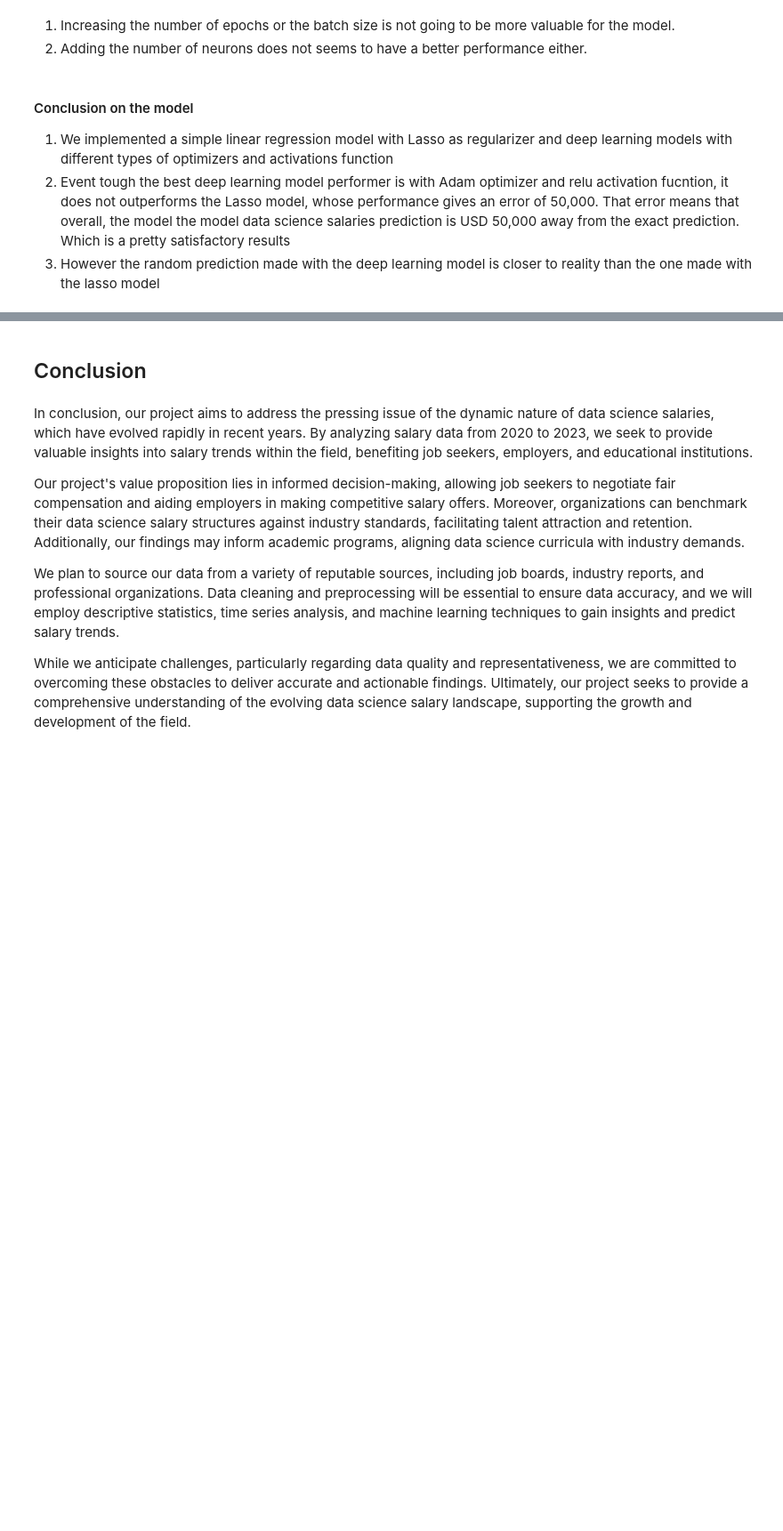
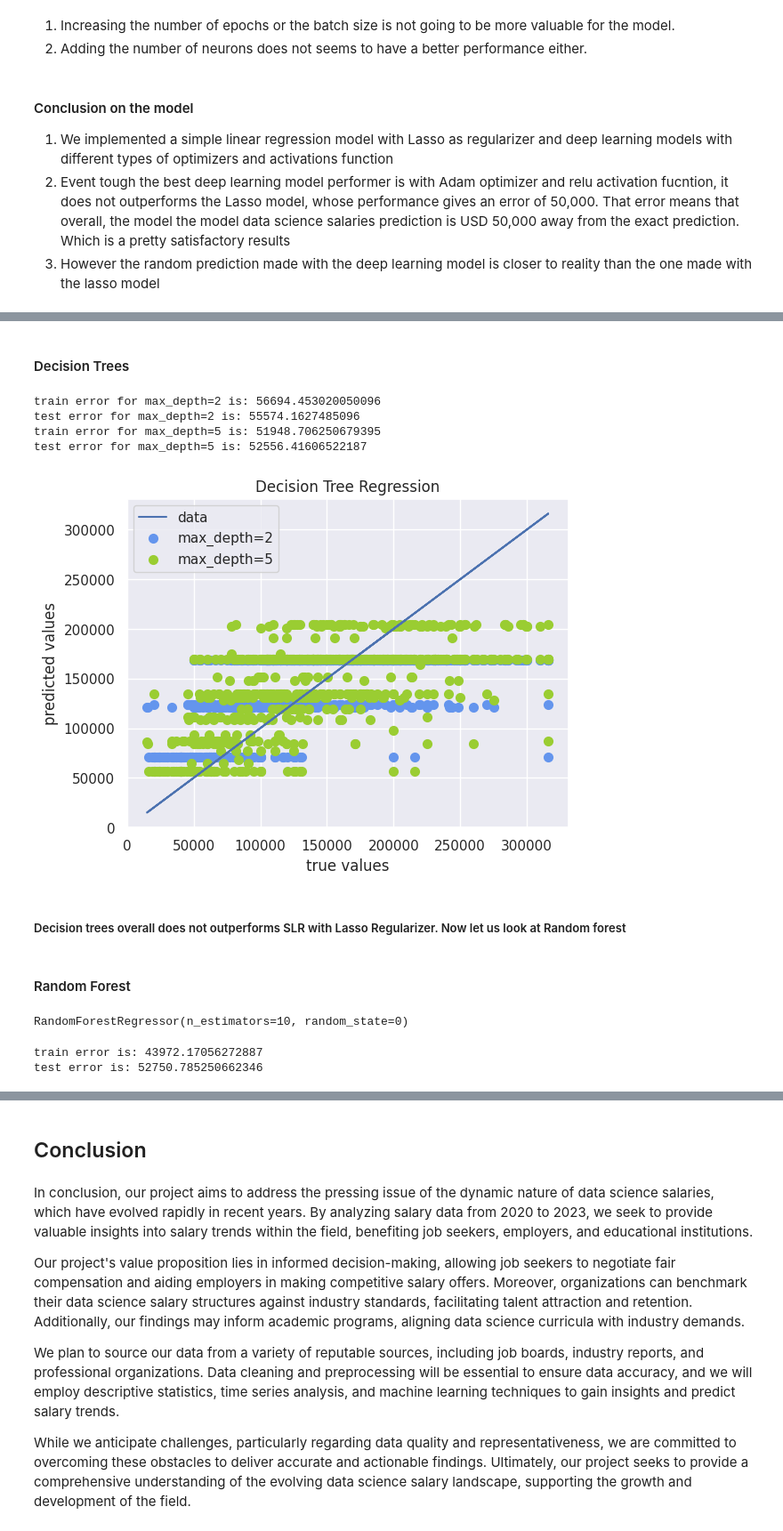
Before and after one commit to AngeloKItio/Data-Science-Salary-Trend-Project, a Jupyter notebook: Capstone_Finalproject_Part2.ipynb, the cells around one changed output, grey strips where cells are left out. Shown at 89% size. Drawn from its saved outputs; the diff is of its cells as text; code cells hidden in the pictures; blank space fills up the shorter version.

```diff
--- a/Capstone_Finalproject_Part2.ipynb
+++ b/Capstone_Finalproject_Part2.ipynb
@@ -877,0 +882,2 @@ test error is: 53738.041222427855
+# %% [markdown]
+#### Decision Trees
@@ -877,0 +894,55 @@ test error is: 53738.041222427855
+# %%
+X=data2.drop('Salary in USD',axis=1)
+y=data2['Salary in USD']
+from scipy.stats.mstats import winsorize
+y = winsorize(y, (0, 0.015))
+X_train, X_test,y_train,y_test=train_test_split(X,y,test_size=0.2,random_state = 465)
+# %%
+regr_1 = DecisionTreeRegressor(max_depth=2)
+regr_2 = DecisionTreeRegressor(max_depth=5)
+regr_1.fit(X_train, y_train)
+regr_2.fit(X_train, y_train)
+y_1 = regr_1.predict(X_test)
+y_2 = regr_2.predict(X_test)
+# %%
+trainpred1 = regr_1.predict(X_train)
+trainpred2 = regr_2.predict(X_train)
+print('train error for max_depth=2 is:',np.sqrt(mean_squared_error(y_train, trainpred1)))
+print('test error for max_depth=2 is:', np.sqrt(mean_squared_error(y_test,y_1)))
+print('train error for max_depth=5 is:',np.sqrt(mean_squared_error(y_train, trainpred2)))
+print('test error for max_depth=5 is:', np.sqrt(mean_squared_error(y_test,y_2)))
+# %% [output]
+train error for max_depth=2 is: 56694.453020050096
+test error for max_depth=2 is: 55574.1627485096
+train error for max_depth=5 is: 51948.706250679395
+test error for max_depth=5 is: 52556.41606522187
+# %%
+# Plot the results
+plt.figure()
+plt.plot(y_test, y_test, label="data")
+plt.scatter(y_test, y_1, color="cornflowerblue", label="max_depth=2", linewidth=2)
+plt.scatter(y_test, y_2, color="yellowgreen", label="max_depth=5", linewidth=2)
+plt.xlabel("true values")
+plt.ylabel("predicted values")
+plt.title("Decision Tree Regression")
+plt.legend()
+plt.show()
+# %% [output]
+[figure, added]
+# %% [markdown]
+##### Decision trees overall does not outperforms SLR with Lasso Regularizer. Now let us look at Random forest
+# %% [markdown]
+#### Random Forest
+# %%
+rfr = RandomForestRegressor(n_estimators = 10, random_state = 0)
+rfr.fit(X_train, y_train)
+# %% [output]
+RandomForestRegressor(n_estimators=10, random_state=0)
+# %%
+pred = rfr.predict(X_test)
+trainpreds = rfr.predict(X_train)
+print('train error is:',np.sqrt(mean_squared_error(y_train, trainpreds)))
+print('test error is:', np.sqrt(mean_squared_error(y_test,pred)))
+# %% [output]
+train error is: 43972.17056272887
+test error is: 52750.785250662346
```
Also changed, not shown: parts of 15 cells of this notebook.
